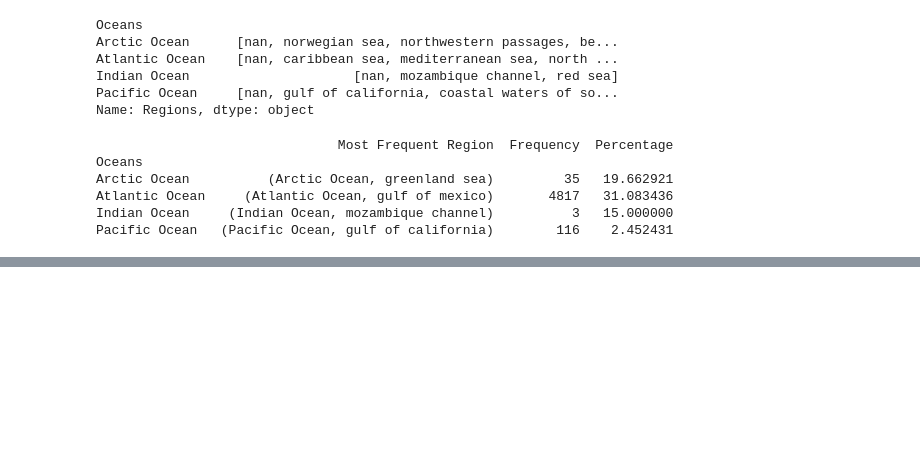
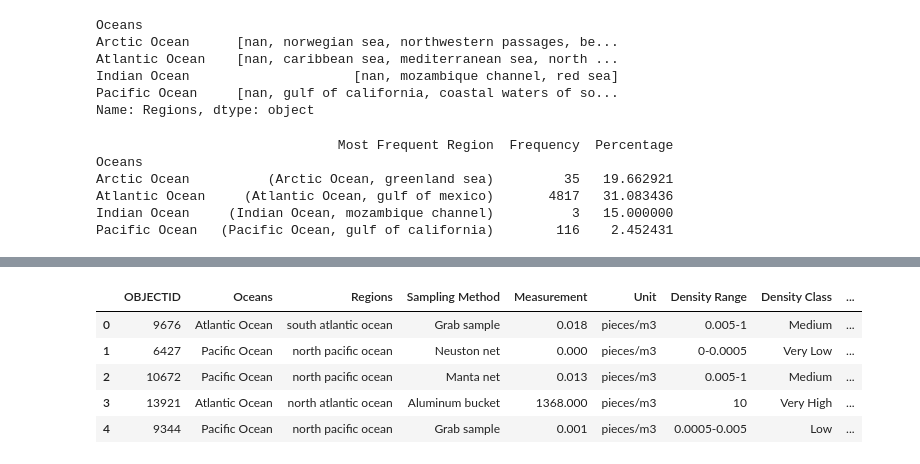
Before and after one commit to Beatriz-mij/Proyecto-PowerBI-MOD4, a Jupyter notebook: 01_EDA_Marine_Microplastics.ipynb, the cells around one changed output, grey strips where cells are left out. Cells and saved outputs as stored; diff of their text form; code cells hidden in the pictures; blank space fills up the shorter version.

```diff
--- a/01_EDA_Marine_Microplastics.ipynb
+++ b/01_EDA_Marine_Microplastics.ipynb
@@ -321,3 +349,13 @@ Pacific Ocean   (Pacific Ocean, gulf of california)        116    2.452431
 # Guardar csv filtrado
 
 # df_mp.to_csv('../../Archivos/Marine_Microplastics_POWERBI.csv', index=False)
+# %%
+power = pd.read_csv("files/Marine_Microplastics_POWERBI.csv")
+power.head()
+# %% [output]
+|  | OBJECTID | Oceans | Regions | Sampling Method | Measurement | Unit | Density Range | Density Class | ... |
+| 0 | 9676 | Atlantic Ocean | south atlantic ocean | Grab sample | 0.018 | pieces/m3 | 0.005-1 | Medium | ... |
+| 1 | 6427 | Pacific Ocean | north pacific ocean | Neuston net | 0.000 | pieces/m3 | 0-0.0005 | Very Low | ... |
+| 2 | 10672 | Pacific Ocean | north pacific ocean | Manta net | 0.013 | pieces/m3 | 0.005-1 | Medium | ... |
+| 3 | 13921 | Atlantic Ocean | north atlantic ocean | Aluminum bucket | 1368.000 | pieces/m3 | 10 | Very High | ... |
+| 4 | 9344 | Pacific Ocean | north pacific ocean | Grab sample | 0.001 | pieces/m3 | 0.0005-0.005 | Low | ... |
```
Also changed, not shown: parts of 4 cells of this notebook, 3 other files.
